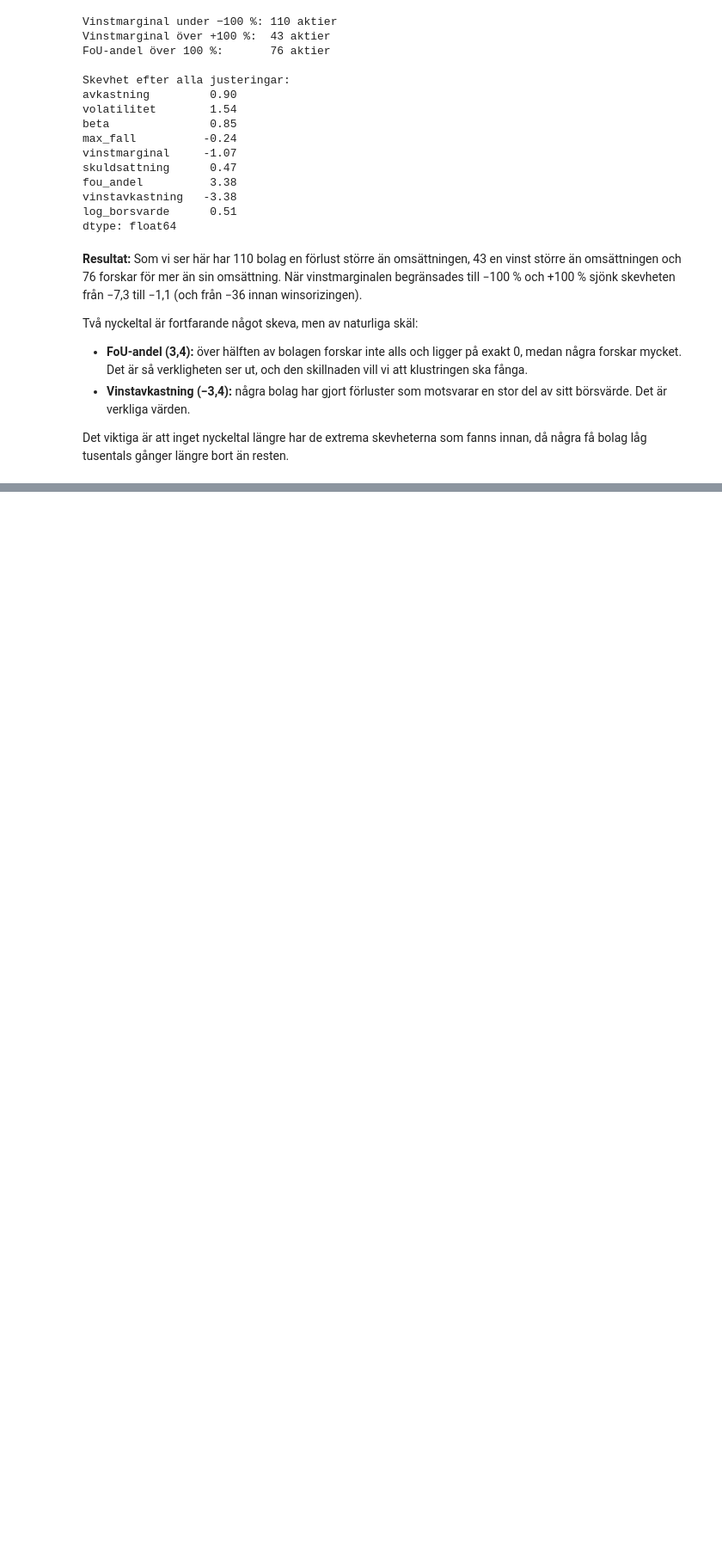
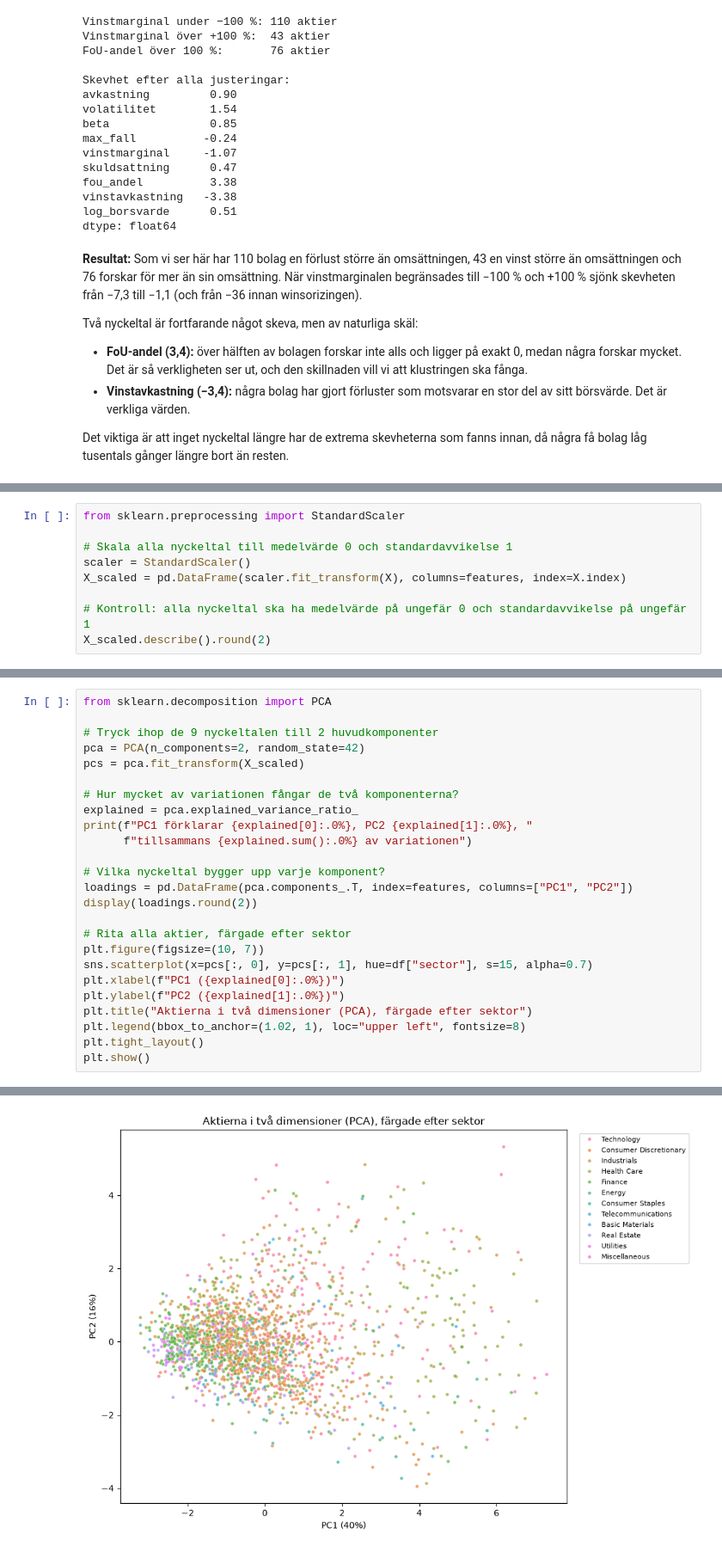
Before and after one commit to peter868686/Aktieklustring, a Jupyter notebook: notebooks/analys.ipynb, the cells around one changed output, grey strips where cells are left out. Shown at 86% size. Cells and saved outputs as stored; diff of their text form; blank space fills up the shorter version.

Commit message:
Preprocessing klar: Extremvärden, skalning, PCA

```diff
--- a/notebooks/analys.ipynb
+++ b/notebooks/analys.ipynb
@@ -491,0 +496,9 @@ Det viktiga är att inget nyckeltal längre har de extrema skevheterna som fanns
+# %%
+from sklearn.preprocessing import StandardScaler
+
+# Skala alla nyckeltal till medelvärde 0 och standardavvikelse 1
+scaler = StandardScaler()
+X_scaled = pd.DataFrame(scaler.fit_transform(X), columns=features, index=X.index)
+
+# Kontroll: alla nyckeltal ska ha medelvärde på ungefär 0 och standardavvikelse på ungefär 1
+X_scaled.describe().round(2)
@@ -491,0 +523,26 @@ Det viktiga är att inget nyckeltal längre har de extrema skevheterna som fanns
+# %%
+from sklearn.decomposition import PCA
+
+# Tryck ihop de 9 nyckeltalen till 2 huvudkomponenter
+pca = PCA(n_components=2, random_state=42)
+pcs = pca.fit_transform(X_scaled)
+
+# Hur mycket av variationen fångar de två komponenterna?
+explained = pca.explained_variance_ratio_
+print(f"PC1 förklarar {explained[0]:.0%}, PC2 {explained[1]:.0%}, "
+      f"tillsammans {explained.sum():.0%} av variationen")
+
+# Vilka nyckeltal bygger upp varje komponent?
+loadings = pd.DataFrame(pca.components_.T, index=features, columns=["PC1", "PC2"])
+display(loadings.round(2))
+
+# Rita alla aktier, färgade efter sektor
+plt.figure(figsize=(10, 7))
+sns.scatterplot(x=pcs[:, 0], y=pcs[:, 1], hue=df["sector"], s=15, alpha=0.7)
+plt.xlabel(f"PC1 ({explained[0]:.0%})")
+plt.ylabel(f"PC2 ({explained[1]:.0%})")
+plt.title("Aktierna i två dimensioner (PCA), färgade efter sektor")
+plt.legend(bbox_to_anchor=(1.02, 1), loc="upper left", fontsize=8)
+plt.tight_layout()
+plt.show()
+# %% [output]
@@ -491,0 +560 @@ Det viktiga är att inget nyckeltal längre har de extrema skevheterna som fanns
+[figure, added]
```
Also changed, not shown: parts of 6 cells of this notebook.
